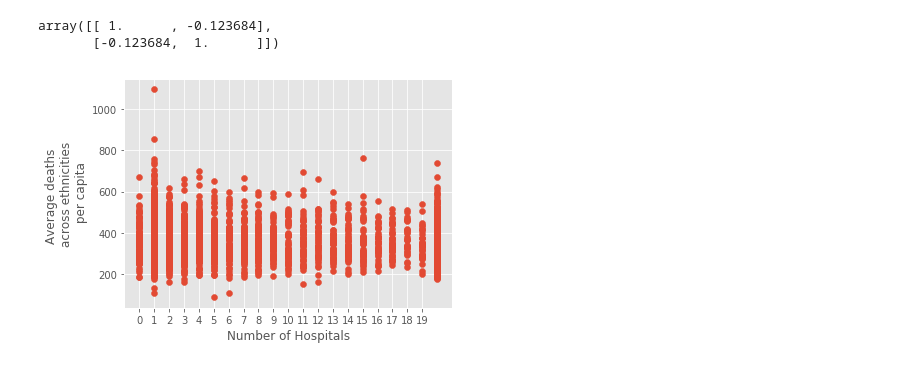
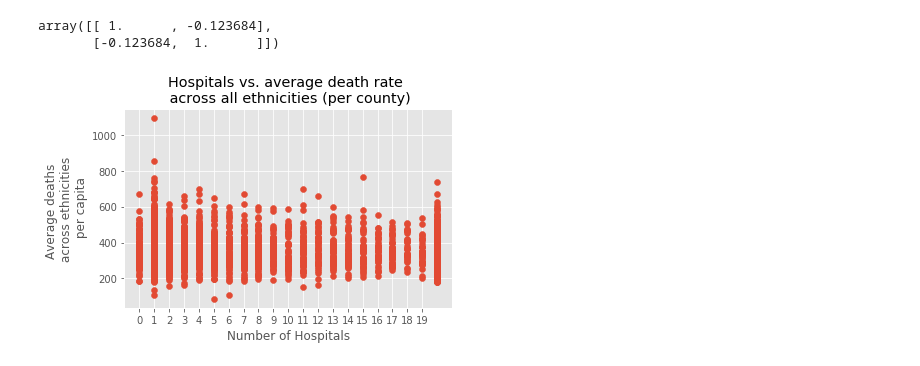
Before and after one commit to petersmyers/Project1, a Jupyter notebook: Hospital_Data_Heatmap.ipynb, the cells around one changed output. Saved outputs shown, nothing was run; the diff lists cells and outputs as text; code cells hidden in the pictures.

Commit message:
Updated graph

```diff
--- a/Hospital_Data_Heatmap.ipynb
+++ b/Hospital_Data_Heatmap.ipynb
@@ -101,12 +101,13 @@ array([[ 1.      , -0.123684],
 # %%
 matplotlib.style.use('ggplot')
 
 plt.scatter(county_hospital_df["Hospital Count"], county_hospital_df["Value"])
 plt.xticks(range(0,20))
+plt.title("Hospitals vs. average death rate \n across all ethnicities (per county)")
 plt.xlabel("Number of Hospitals")
 plt.ylabel("Average deaths \n across ethnicities \n per capita")
 plt.tight_layout()
 plt.savefig("hospital_count_vs_average_deaths.png")
 plt.show()
 # %% [output]
-[figure, old version]
+[figure, new version]
```
Also changed, not shown: 1 other file.
